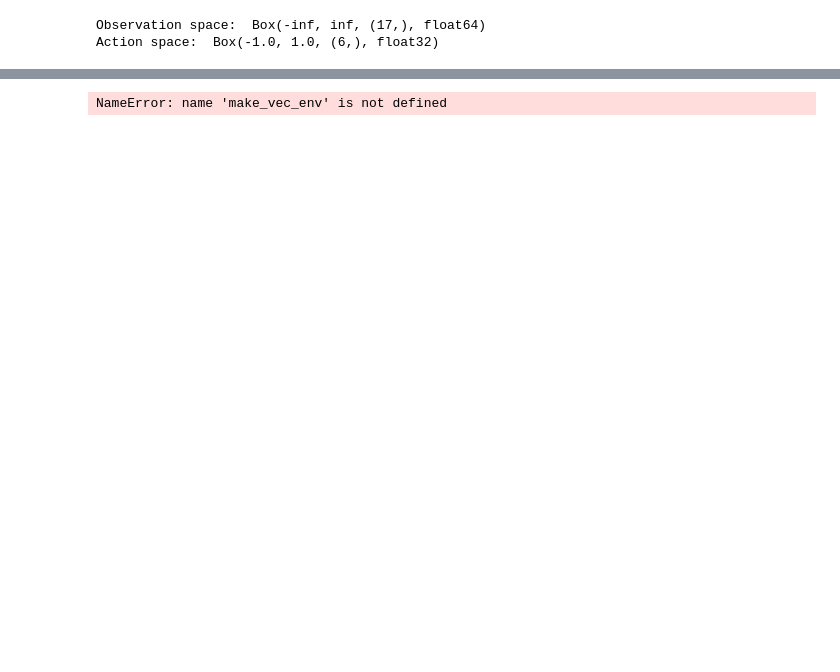
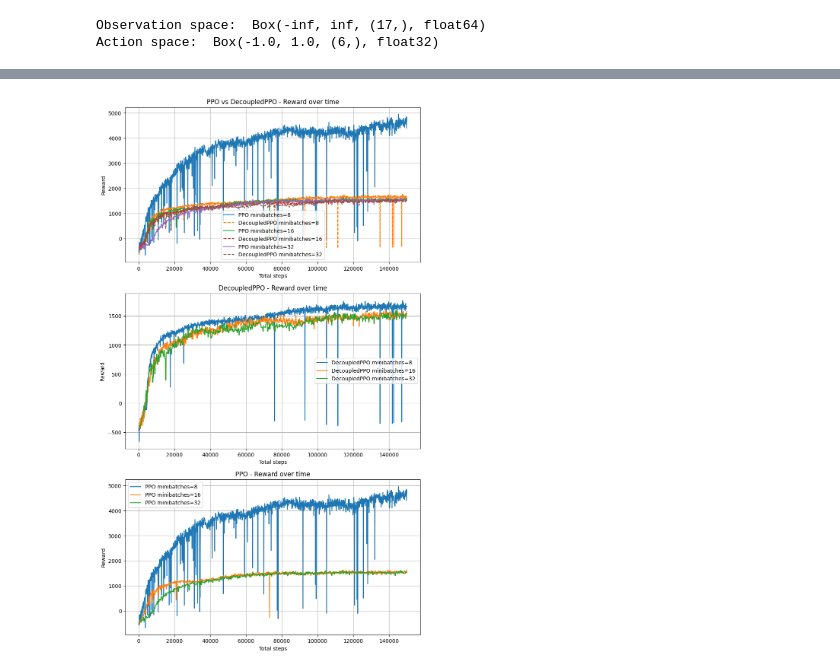
Before and after one commit to HazyMrf/RL-task, a Jupyter notebook: Experiments/ppo_exp.ipynb, the cells around one changed output, grey strips where cells are left out. Drawn from its saved outputs; the diff is of its cells as text; code cells hidden in the pictures; blank space fills up the shorter version.

```diff
--- a/Experiments/ppo_exp.ipynb
+++ b/Experiments/ppo_exp.ipynb
@@ -27,3 +89,13 @@ Action space:  Box(-1.0, 1.0, (6,), float32)
+# %%
+xml = """
+<mujoco>
+  <worldbody>
+    <geom name="red_box" type="box" size=".2 .2 .2" rgba="1 0 0 1"/>
+    <geom name="green_sphere" pos=".2 .2 .2" size=".1" rgba="0 1 0 1"/>
+  </worldbody>
+</mujoco>
+"""
+model = mujoco.MjModel.from_xml_string(xml)
 # %%
 import matplotlib.pyplot as plt
 
@@ -104,7 +115,7 @@ import torch
 import matplotlib.pyplot as plt
 from tqdm import tqdm
 from policy import PolicyModel, Policy
-from ppo import make_ppo_sampler, PPO, EWMA_PPO
+from ppo import make_ppo_sampler, DecoupledPPO, PPO
 from adam import rescale_adam
 from IPython.display import clear_output
 
@@ -125,7 +136,7 @@ num_default_minibatches = 32
 num_minibatches_list = [8, 16, 32]  # Разные размеры мини-батчей
 
 for num_minibatches in num_minibatches_list:
-    for algo in [PPO, EWMA_PPO]:
+    for algo in [PPO, DecoupledPPO]:  # Добавляем обычный PPO и DecoupledPPO
         env_curr = make_vec_env(num_envs=num_envs)
         model = PolicyModel(state_dim, action_dim).cpu()
         policy = Policy(model)
@@ -133,11 +144,14 @@ for num_minibatches in num_minibatches_list:
         sampler = make_ppo_sampler(env_curr, policy, num_minibatches=num_minibatches)
         optimizer = torch.optim.Adam(policy.model.parameters(), lr=3e-4, eps=1e-5)
 
-        if algo is EWMA_PPO:
+        if algo is DecoupledPPO:
+            rescale_adam(optimizer=optimizer, C=num_default_minibatches / num_minibatches)
             C = num_default_minibatches / num_minibatches
-            rescale_adam(optimizer=optimizer, C=C)
-
-        ppo = algo(policy, optimizer)
+            beta_ewma = 0.99
+            # beta_ewma = 1 - (1 / (1 + (C * beta_ewma) / (1 - beta_ewma)))  #only for ppg
+            ppo = algo(policy, optimizer, beta_ewma=beta_ewma)
+        else:
+            ppo = algo(policy, optimizer)
         lr_mult = lambda epoch: (1 - (epoch / 150000))
         sched = torch.optim.lr_scheduler.LambdaLR(optimizer, lr_mult)
 
@@ -147,7 +161,7 @@ for num_minibatches in num_minibatches_list:
 
 # Инициализируем массивы для хранения результатов
 steps = []
-rewards = {(algo.__name__, num_minibatches): [] for num_minibatches in num_minibatches_list for algo in [PPO, EWMA_PPO]}
+rewards = {(algo.__name__, num_minibatches): [] for num_minibatches in num_minibatches_list for algo in [PPO, DecoupledPPO]}
 n_update = 100  # Как часто обновлять график
 
 # Основной цикл обучения
@@ -167,43 +181,46 @@ for i in tqdm(range(n_iter)):
         for key in models:
             env_curr = models[key][-1]
             rewards[key].append(env_curr.env.env.env.return_queue[-1])
 
         clear_output(wait=True)  # Удаляет старый график перед обновлением
         plt.figure(figsize=(10, 18))
 
         plt.subplot(3, 1, 1)
         for num_minibatches in num_minibatches_list:
             plt.plot(steps, rewards[("PPO", num_minibatches)], label=f"PPO minibatches={num_minibatches}")
-            plt.plot(steps, rewards[("EWMA_PPO", num_minibatches)], '--', label=f"EWMA_PPO minibatches={num_minibatches}")
+            plt.plot(steps, rewards[("DecoupledPPO", num_minibatches)], '--', label=f"DecoupledPPO minibatches={num_minibatches}")
 
         plt.legend()
-        plt.title("PPO vs EWMA_PPO - Reward over time")
+        plt.title("PPO vs DecoupledPPO - Reward over time")
         plt.xlabel("Total steps")
         plt.ylabel("Reward")
         plt.grid()
 
-        # График 2: Только PPO с разными размерами мини-батчей
+        # График 2: Только DecoupledPPO с разными размерами мини-батчей
         plt.subplot(3, 1, 2)
+        for num_minibatches in num_minibatches_list:
+            plt.plot(steps, rewards[("DecoupledPPO", num_minibatches)], label=f"DecoupledPPO minibatches={num_minibatches}")
+
+        plt.legend()
+        plt.title("DecoupledPPO - Reward over time")
+        plt.xlabel("Total steps")
+        plt.ylabel("Reward")
+        plt.grid()
+
+        # График 3: Только PPO с разными размерами мини-батчей
+        plt.subplot(3, 1, 3)
         for num_minibatches in num_minibatches_list:
             plt.plot(steps, rewards[("PPO", num_minibatches)], label=f"PPO minibatches={num_minibatches}")
 
         plt.legend()
         plt.title("PPO - Reward over time")
         plt.xlabel("Total steps")
         plt.ylabel("Reward")
         plt.grid()
 
-        # График 3: Только EWMA_PPO с разными размерами мини-батчей
-        plt.subplot(3, 1, 3)
-        for num_minibatches in num_minibatches_list:
-            plt.plot(steps, rewards[("EWMA_PPO", num_minibatches)], label=f"EWMA_PPO minibatches={num_minibatches}")
+        plt.show()
 
-        plt.legend()
-        plt.title("EWMA_PPO - Reward over time")
-        plt.xlabel("Total steps")
-        plt.ylabel("Reward")
-        plt.grid()
 
         plt.show()
 # %% [output]
-NameError: name 'make_vec_env' is not defined
+[figure, added]
```
Also changed, not shown: parts of 6 cells of this notebook.
